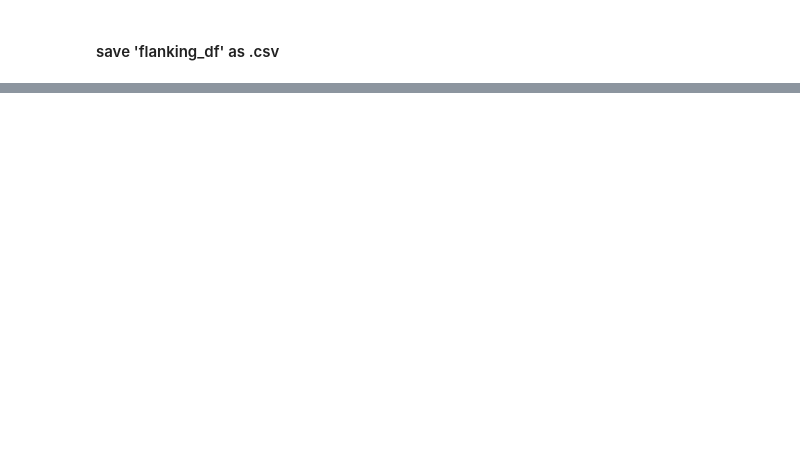
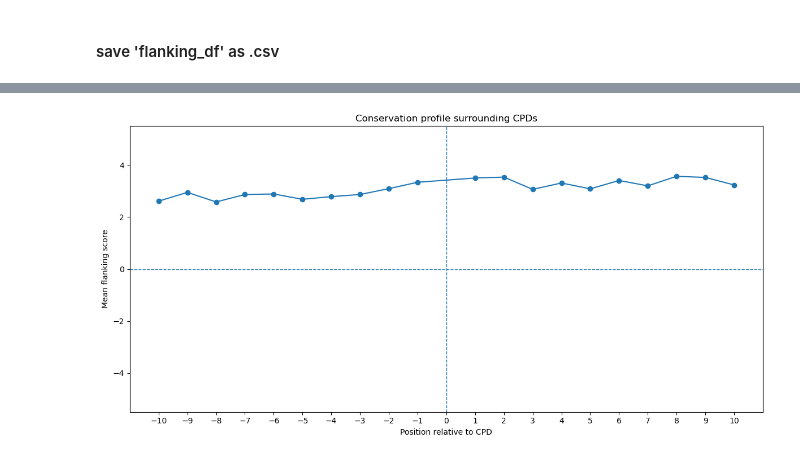
Before and after one commit to rbazev/kondrashov, a Jupyter notebook: Flanking_region_stat.ipynb, the cells around one changed output, grey strips where cells are left out. Saved outputs shown, nothing was run; the diff lists cells and outputs as text; code cells hidden in the pictures; blank space fills up the shorter version.

Commit message:
plots

```diff
--- a/Flanking_region_stat.ipynb
+++ b/Flanking_region_stat.ipynb
@@ -1506,0 +1509,7 @@ flanking_df.to_csv("Outputs_primates/AllGenes_flanking_df.csv", index= False)
+# %%
+score_map = {
+    "match": 5,
+    "different": 0,
+    "gap": -5}
+
+flanking_df["score"] = flanking_df["status"].map(score_map)
@@ -1506,0 +1601,36 @@ flanking_df.to_csv("Outputs_primates/AllGenes_flanking_df.csv", index= False)
+# %%
+position_scores = (
+    plot_df
+    .groupby("relative_position")["score"]
+    .mean()
+    .reindex(range(-10, 0))
+    ._append(
+        plot_df
+        .groupby("relative_position")["score"]
+        .mean()
+        .reindex(range(1, 11))
+    )
+)
+
+plt.figure(figsize=(12, 6))
+
+plt.plot(
+    position_scores.index,
+    position_scores.values,
+    marker="o"
+)
+
+plt.axhline(0, linestyle="--", linewidth=1)
+plt.axvline(0, linestyle="--", linewidth=1)
+
+plt.xlabel("Position relative to CPD")
+plt.ylabel("Mean flanking score")
+plt.title("Conservation profile surrounding CPDs")
+
+plt.xticks(range(-10, 11))
+plt.ylim(-5.5, 5.5)
+
+plt.tight_layout()
+plt.show()
+# %% [output]
+[figure, added]
```
Also changed, not shown: parts of 20 cells of this notebook, 6 other files.
